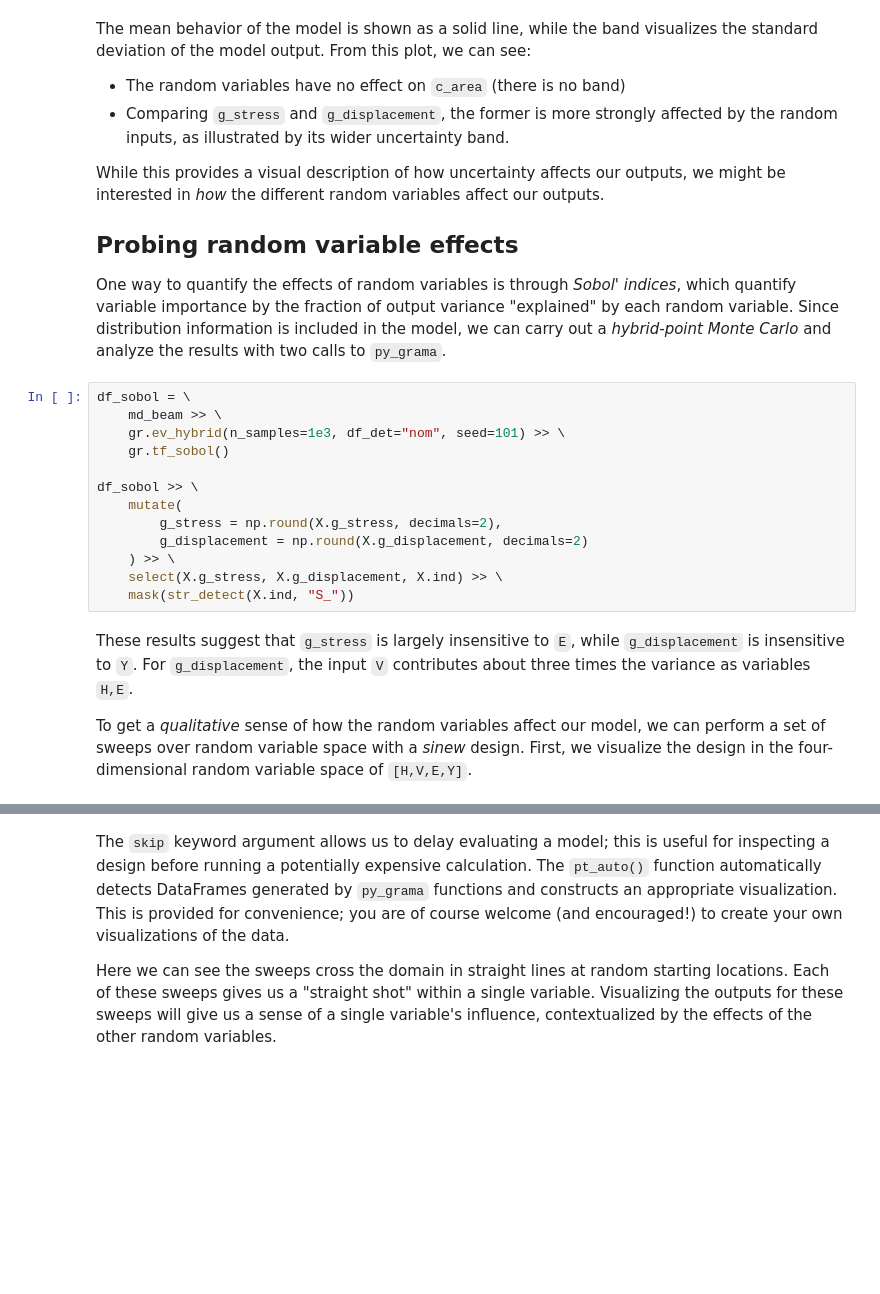
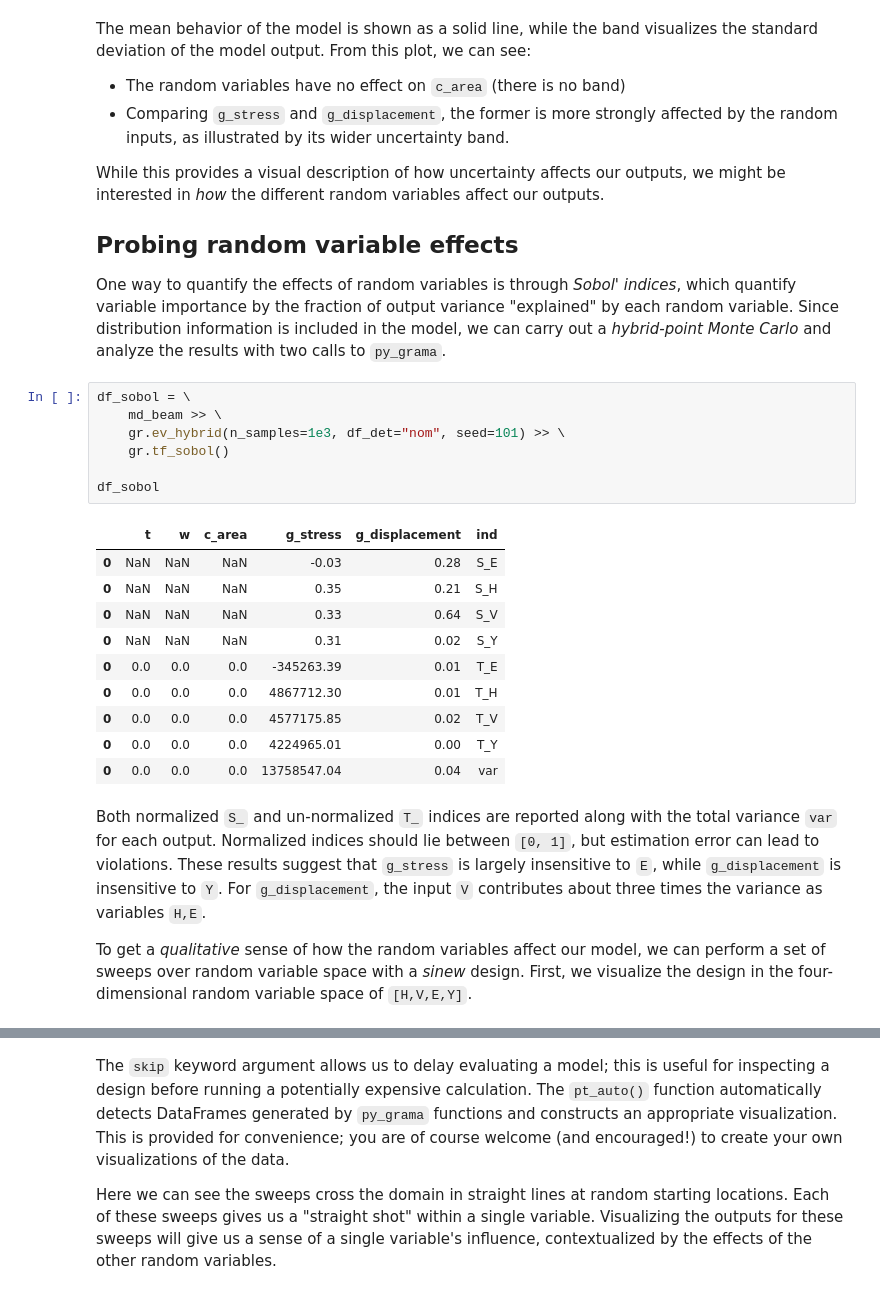
Before and after one commit to zdelrosario/py_grama, a Jupyter notebook: examples/demo/grama_demo.ipynb, the cells around one changed output, grey strips where cells are left out. Cells and saved outputs as stored; diff of their text form; blank space fills up the shorter version.

Commit message:
updated demo w/ results

```diff
--- a/examples/demo/grama_demo.ipynb
+++ b/examples/demo/grama_demo.ipynb
@@ -66,18 +85,23 @@ One way to quantify the effects of random variables is through *Sobol' indices*,
 # %%
 df_sobol = \
     md_beam >> \
     gr.ev_hybrid(n_samples=1e3, df_det="nom", seed=101) >> \
     gr.tf_sobol()
 
-df_sobol >> \
-    mutate(
-        g_stress = np.round(X.g_stress, decimals=2),
-        g_displacement = np.round(X.g_displacement, decimals=2)
-    ) >> \
-    select(X.g_stress, X.g_displacement, X.ind) >> \
-    mask(str_detect(X.ind, "S_"))
+df_sobol
+# %% [output]
+|  | t | w | c_area | g_stress | g_displacement | ind |
+| 0 | NaN | NaN | NaN | -0.03 | 0.28 | S_E |
+| 0 | NaN | NaN | NaN | 0.35 | 0.21 | S_H |
+| 0 | NaN | NaN | NaN | 0.33 | 0.64 | S_V |
+| 0 | NaN | NaN | NaN | 0.31 | 0.02 | S_Y |
+| 0 | 0.0 | 0.0 | 0.0 | -345263.39 | 0.01 | T_E |
+| 0 | 0.0 | 0.0 | 0.0 | 4867712.30 | 0.01 | T_H |
+| 0 | 0.0 | 0.0 | 0.0 | 4577175.85 | 0.02 | T_V |
+| 0 | 0.0 | 0.0 | 0.0 | 4224965.01 | 0.00 | T_Y |
+| 0 | 0.0 | 0.0 | 0.0 | 13758547.04 | 0.04 | var |
 # %% [markdown]
-These results suggest that `g_stress` is largely insensitive to `E`, while `g_displacement` is insensitive to `Y`. For `g_displacement`, the input `V` contributes about three times the variance as variables `H,E`.
+Both normalized `S_` and un-normalized `T_` indices are reported along with the total variance `var` for each output. Normalized indices should lie between `[0, 1]`, but estimation error can lead to violations. These results suggest that `g_stress` is largely insensitive to `E`, while `g_displacement` is insensitive to `Y`. For `g_displacement`, the input `V` contributes about three times the variance as variables `H,E`.
 
 To get a *qualitative* sense of how the random variables affect our model, we can perform a set of sweeps over random variable space with a *sinew* design. First, we visualize the design in the four-dimensional random variable space of `[H,V,E,Y]`.
 # %%
```
Also changed, not shown: parts of 7 cells of this notebook.
